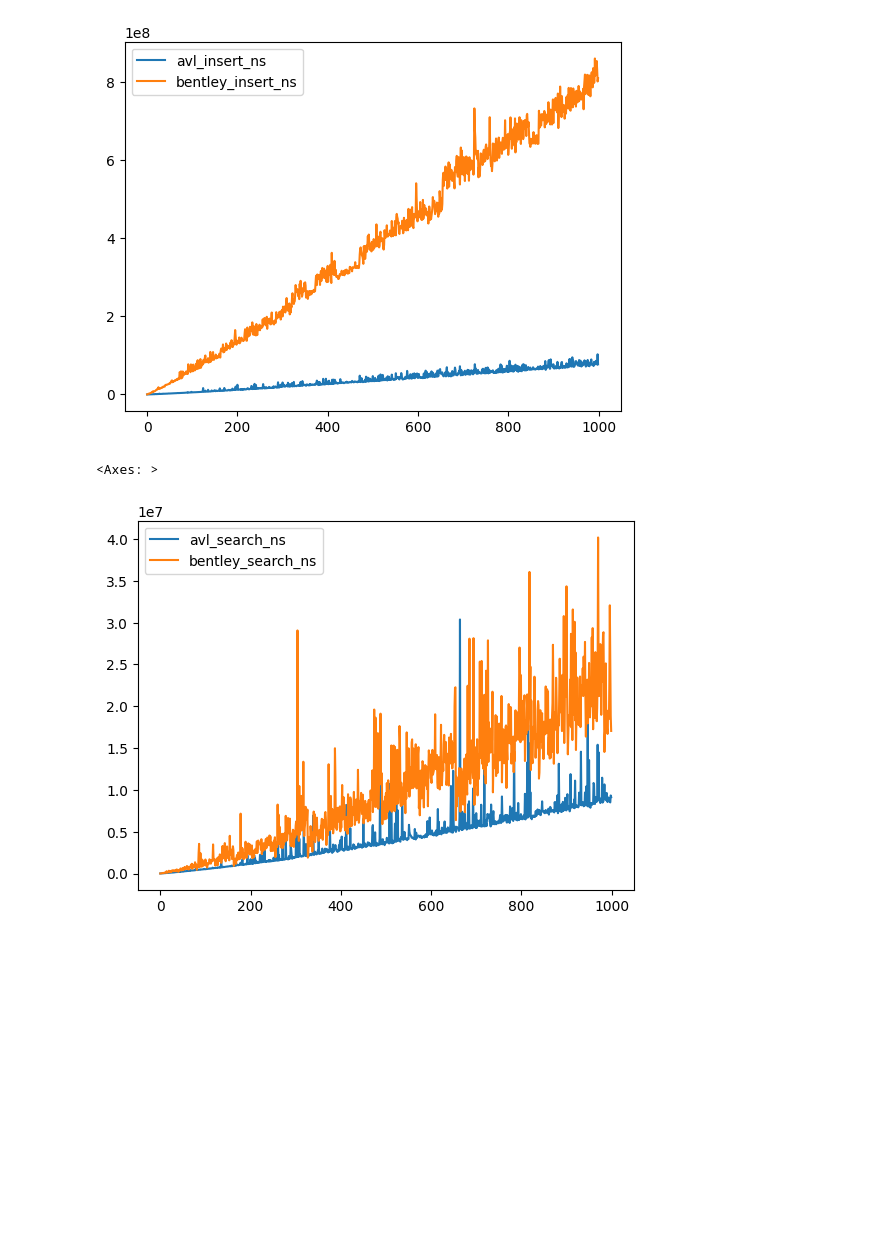
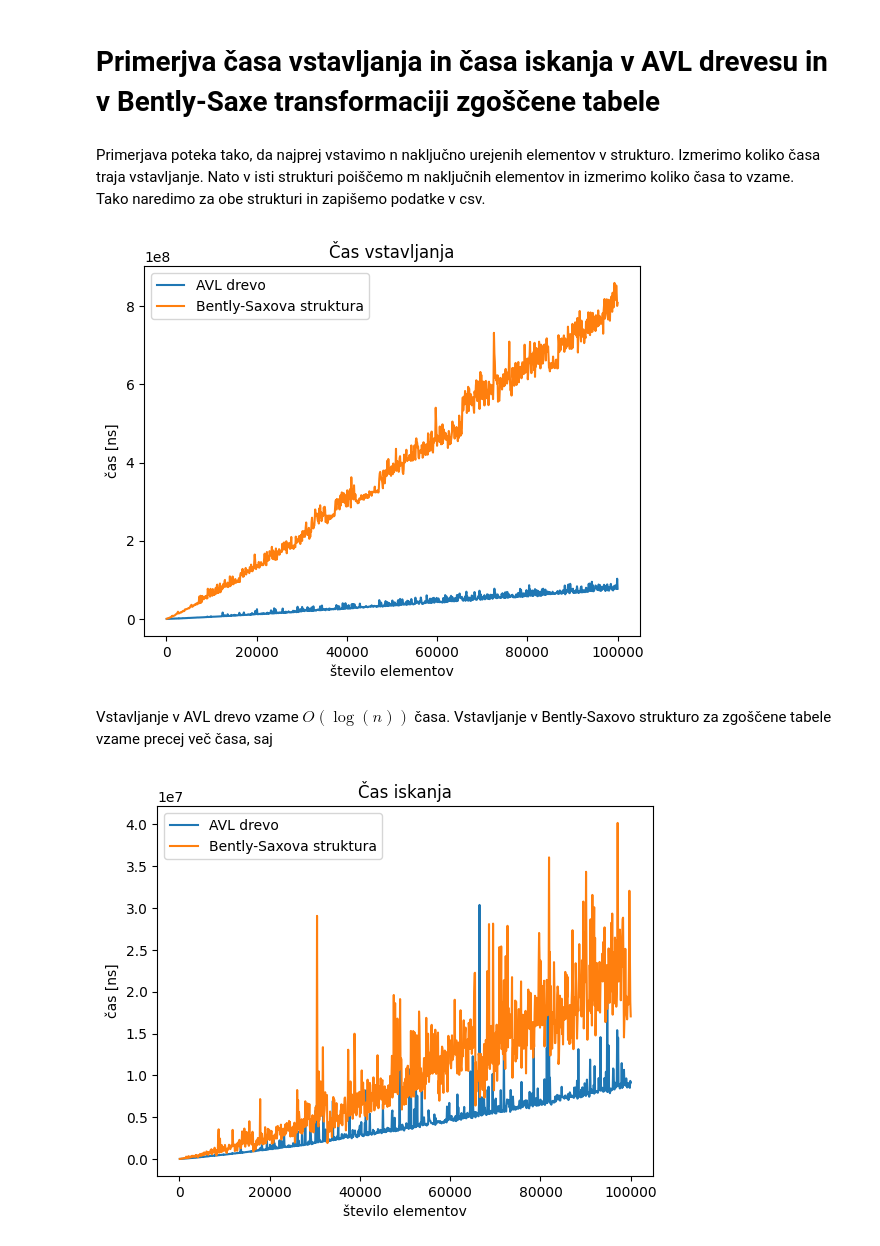
Before and after one commit to Vida26365/PSA_domaca_naloga_4, a Jupyter notebook: rezultati.ipynb, the cells around one changed output. Drawn from its saved outputs; the diff is of its cells as text; code cells hidden in the pictures; blank space fills up the shorter version.

```diff
--- a/rezultati.ipynb
+++ b/rezultati.ipynb
@@ -1,18 +1,32 @@
+# %% [markdown]
+# Primerjva časa vstavljanja in časa iskanja v AVL drevesu in v Bently-Saxe transformaciji zgoščene tabele
 # %%
 import pandas as pd
 import matplotlib.pyplot as plt
 import numpy as np
 
 df = pd.read_csv('data.csv')
+# %% [markdown]
+Primerjava poteka tako, da najprej vstavimo n naključno urejenih elementov v strukturo. Izmerimo koliko časa traja vstavljanje. Nato v isti strukturi poiščemo m naključnih elementov in izmerimo koliko časa to vzame.
+Tako naredimo za obe strukturi in zapišemo podatke v csv.
 # %%
 
-df[["avl_insert_ns",  "bentley_insert_ns"]].plot()
-
+df[["n", "avl_insert_ns",  "bentley_insert_ns"]].plot(x = "n")
+plt.legend(["AVL drevo", "Bently-Saxova struktura"])
+plt.title("Čas vstavljanja")
+plt.xlabel("število elementov")
+plt.ylabel("čas [ns]")
 plt.show()
 # %% [output]
-[figure, old version]
+[figure, new version]
+# %% [markdown]
+Vstavljanje v AVL drevo vzame $ O(\log(n)) $ časa. Vstavljanje v Bently-Saxovo strukturo za zgoščene tabele vzame precej več časa, saj
 # %%
-df[["avl_search_ns",  "bentley_search_ns"]].plot()
+df[["n", "avl_search_ns",  "bentley_search_ns"]].plot(x = "n")
+plt.legend(["AVL drevo", "Bently-Saxova struktura"])
+plt.title("Čas iskanja")
+plt.xlabel("število elementov")
+plt.ylabel("čas [ns]")
+plt.show()
 # %% [output]
-<Axes: >
-[figure, old version]
+[figure, new version]
```
Also changed, not shown: parts of 1 cell of this notebook, 2 other files.
